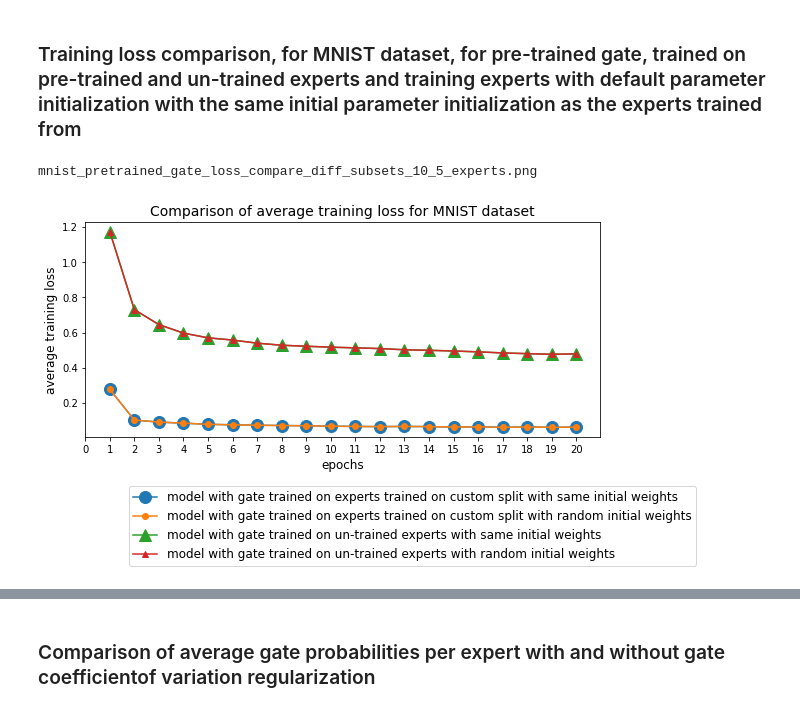
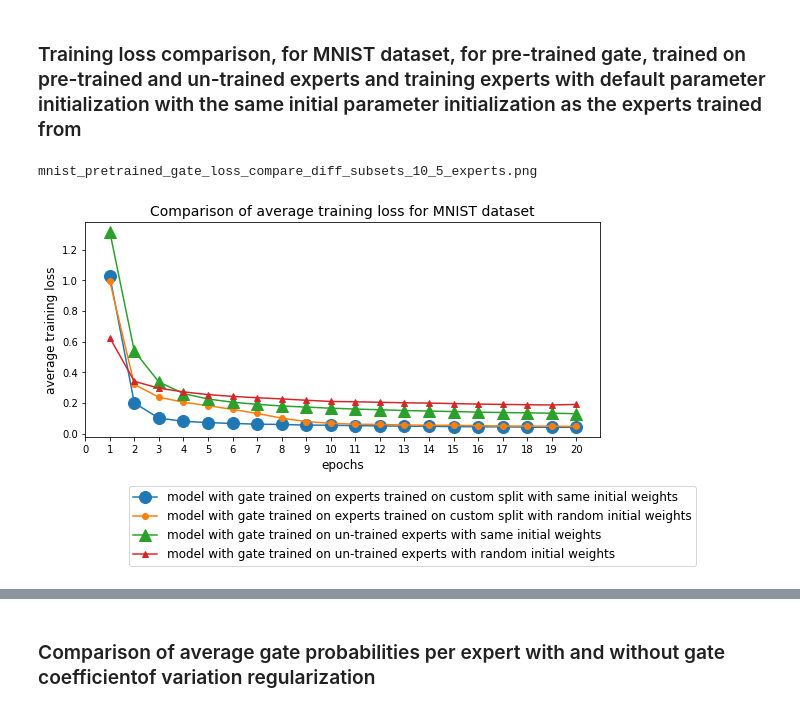
Before and after one commit to yamsgithub/modular_deep_learning, a Jupyter notebook: aaai_2022/notebooks/mnist_classification.ipynb, the cells around one changed output, grey strips where cells are left out. Drawn from its saved outputs; the diff is of its cells as text; code cells hidden in the pictures.

```diff
--- a/aaai_2022/notebooks/mnist_classification.ipynb
+++ b/aaai_2022/notebooks/mnist_classification.ipynb
@@ -662,7 +553,7 @@ num_epochs = 20
 # Pre-train experts on pre-defined splits
 for class_per_expert in classes_per_expert_list:
     print(class_per_expert)
-    expert_models, expert_models_copy = train_experts(masks=class_per_expert, total_experts=total_experts, num_classes_per_expert=[2]*total_experts,
+    expert_models, expert_models_copy = train_experts(masks=class_per_expert, total_experts=total_experts,
                                                       num_classes=num_classes, num_epochs=num_epochs, batch_size=batch_size,
                                                       trainset=trainset,testset=testset)
 # %% [output]
@@ -936,0 +851,2 @@ w_importance = 0.0
+# %%
+filename='mnist_results_10K.csv'
@@ -936,0 +918,4 @@ w_importance = 0.0
+# %%
+filename = 'mnist_final_results_10K_avg.csv'
+data = pd.read_csv(filename)
+data
@@ -1021,11 +1025,11 @@ model_4 = 'mnist_pretrained_gate_prechosen'
 
 m = model_4
 total_experts = 5
-plot_file = generate_plot_file(m, str(num_classes)+'_'+str(total_experts)+'_models.pt')
+plot_file = generate_plot_file(m, specific=str(num_classes)+'_'+str(total_experts)+'_models.pt')
 
 # Note: Here we are loading the pre-trained model from 'pre_trained_model_path. Change this to 'model_path' to load the
 # model you build above
-models_prechosen = torch.load(open(os.path.join(pre_trained_model_path, plot_file),'rb'), map_location=device)
+models_prechosen = torch.load(open(os.path.join(model_path, plot_file),'rb'), map_location=device)
 print('Model:', plot_file)
 
 for classes_per_expert, model in zip(classes_per_expert_list, models_prechosen):
@@ -1049,8 +1053,12 @@ for classes_per_expert, model in zip(classes_per_expert_list, models_prechosen):
             class_expert_table = np.asarray([[0] * num_classes]*total_experts)
             for label, expert in zip(labels, pred_gate_labels):
                 class_expert_table[expert,label] += 1
-            sns.heatmap(class_expert_table, yticklabels=['E'+str(i) for i in range(1,total_experts+1)], annot=True, cmap=cmap, fmt='d', ax=ax1)
-            image_file = generate_plot_file(m, 'class_expert_table_'+classes_per_expert_str(classes_per_expert)+'_'+str(num_classes)+'_'+str(total_experts)+'_experts.png')
+            sns.heatmap(class_expert_table, yticklabels=['E'+str(i) for i in range(1,total_experts+1)], annot=True, cmap=cmap, fmt='d', annot_kws={"size": 14}, ax=ax1)
+            ax1.set_xlabel('Classes', fontsize=16)
+            ax1.set_ylabel('Experts',fontsize=16)
+            ax1.set_xticklabels(ax1.get_xticklabels(), fontsize=16)
+            ax1.set_yticklabels(ax1.get_yticklabels(), fontsize=16)
+            image_file = generate_plot_file(m, specific='class_expert_table_'+classes_per_expert_str(classes_per_expert)+'_'+str(num_classes)+'_'+str(total_experts)+'_experts.png')
             plt.tight_layout()
             fig1.savefig(os.path.join(fig_path, image_file))
             plt.show()
@@ -1086,20 +1094,20 @@ model_5 = 'mnist_pretrained_gate_prechosen_same_wts'
 m1 = model_2
 m2 = model_5
 
-plot_file = generate_plot_file(m1, str(num_classes)+'_'+str(total_experts)+'_'+str(n_runs)+'_models.pt')
+plot_file = generate_plot_file(m1, specific=str(num_classes)+'_'+str(total_experts)+'_models.pt')
 
 # Note: Here we are loading the pre-trained model from 'pre_trained_model_path. Change this to 'model_path' to load the
 # model you build above
-models_scratch_10 = torch.load(open(os.path.join(pre_trained_model_path, plot_file),'rb'), map_location=device)
+models_scratch_10 = torch.load(open(os.path.join(model_path, plot_file),'rb'), map_location=device)
 history_scratch = np.asarray([model[m_key]['experts'][total_experts]['history']['loss'] for model in models_scratch_10])
 mean_loss_scratch_same_wts = np.mean(history_scratch, axis=0)
 
 history_prechosen = []
-plot_file = generate_plot_file(m2, str(num_classes)+'_'+str(total_experts)+'_models.pt')
+plot_file = generate_plot_file(m2, specific=str(num_classes)+'_'+str(total_experts)+'_models.pt')
 
 # Note: Here we are loading the pre-trained model from 'pre_trained_model_path. Change this to 'model_path' to load the
 # model you build above
-models_prechosen = torch.load(open(os.path.join(pre_trained_model_path, plot_file),'rb'), map_location=device)
+models_prechosen = torch.load(open(os.path.join(model_path, plot_file),'rb'), map_location=device)
 for classes_per_expert, model in zip(classes_per_expert_list, models_prechosen):
     history_prechosen.append(model[m_key]['experts'][total_experts]['history']['loss'])
 history_prechosen = np.asarray(history_prechosen)
@@ -1111,58 +1119,58 @@ model_6 = 'mnist_pretrained_gate_prechosen_rand_wts'
 
 m1 = model_3
 m2 = model_6
-plot_file = generate_plot_file(m1, str(num_classes)+'_'+str(total_experts)+'_'+str(n_runs)+'_models.pt')
+plot_file = generate_plot_file(m1, specific=str(num_classes)+'_'+str(total_experts)+'_models.pt')
 
 # Note: Here we are loading the pre-trained model from 'pre_trained_model_path. Change this to 'model_path' to load the
 # model you build above
-models_scratch_10 = torch.load(open(os.path.join(pre_trained_model_path, plot_file),'rb'), map_location=device)
+models_scratch_10 = torch.load(open(os.path.join(model_path, plot_file),'rb'), map_location=device)
 history_scratch = np.asarray([model[m_key]['experts'][total_experts]['history']['loss'] for model in models_scratch_10])
 mean_loss_scratch_rand_wts = np.mean(history_scratch, axis=0)
 
 history_prechosen = []
-plot_file = generate_plot_file(m2, str(num_classes)+'_'+str(total_experts)+'_models.pt')
+plot_file = generate_plot_file(m2, specific=str(num_classes)+'_'+str(total_experts)+'_models.pt')
 
 # Note: Here we are loading the pre-trained model from 'pre_trained_model_path. Change this to 'model_path' to load the
 # model you build above
-models_prechosen = torch.load(open(os.path.join(pre_trained_model_path, plot_file),'rb'), map_location=device)
+models_prechosen = torch.load(open(os.path.join(model_path, plot_file),'rb'), map_location=device)
 for classes_per_expert, model in zip(classes_per_expert_list, models_prechosen):
     history_prechosen.append(model[m_key]['experts'][total_experts]['history']['loss'])
 history_prechosen = np.asarray(history_prechosen)
 mean_loss_prechosen_rand_wts = np.mean(history_prechosen, axis=0)
 
 fig,ax = plt.subplots(1, 1, sharex=False, sharey=False, figsize=(8,4))
 
 legend_labels = ['model with gate trained on experts trained on custom split with same initial weights',
                  'model with gate trained on experts trained on custom split with random initial weights',
                  'model with gate trained on un-trained experts with same initial weights',
                  'model with gate trained on un-trained experts with random initial weights']
 ax.plot(range(1, 1+len(mean_loss_prechosen_same_wts)), mean_loss_prechosen_same_wts, marker='o', markersize=12)
-ax.plot(range(1, 1+len(mean_loss_prechosen_rand_wts)), mean_loss_prechosen_same_wts, marker='o')
-ax.plot(range(1, 1+len(mean_loss_scratch_same_wts)), mean_loss_scratch_rand_wts, marker='^', markersize=12)
+ax.plot(range(1, 1+len(mean_loss_prechosen_rand_wts)), mean_loss_prechosen_rand_wts, marker='o')
+ax.plot(range(1, 1+len(mean_loss_scratch_same_wts)), mean_loss_scratch_same_wts, marker='^', markersize=12)
 ax.plot(range(1, 1+len(mean_loss_scratch_rand_wts)), mean_loss_scratch_rand_wts, marker='^')
 
 legend = plt.legend(legend_labels, bbox_to_anchor=(1.2, -0.2), fontsize=12)
 legend.set_visible(False)
 
 ax.set_title('Comparison of average training loss for MNIST dataset', fontsize=14)
 ax.set_xlabel('epochs', fontsize=12)
 ax.set_xticks(range(len(mean_loss_scratch_rand_wts)+1))
 ax.set_ylabel('average training loss', fontsize=12)
 
 model = 'mnist_pretrained_gate'
-image_file = generate_plot_file(model, 'loss_compare_diff_subsets_'+str(num_classes)+'_'+str(total_experts)+'_experts.png')
+image_file = generate_plot_file(model, specific='loss_compare_diff_subsets_'+str(num_classes)+'_'+str(total_experts)+'_experts.png')
 plt.tight_layout()
 plt.savefig(os.path.join(fig_path, image_file))
 print(image_file)
 
 legend.set_visible(True)
-image_file = generate_plot_file(model, 'loss_compare_diff_subsets_legend_'+str(num_classes)+'_'+str(total_experts)+'_experts.png')
+image_file = generate_plot_file(model, specific='loss_compare_diff_subsets_legend_'+str(num_classes)+'_'+str(total_experts)+'_experts.png')
 image_file=os.path.join(fig_path, image_file)
 export_legend(legend, image_file)
 plt.show()
 # %% [output]
 mnist_pretrained_gate_loss_compare_diff_subsets_10_5_experts.png
-[figure, old version]
+[figure, new version]
 # %%
 def export_legend(legend, filename="legend.png"):
     fig  = legend.figure
```
Also changed, not shown: parts of 39 cells of this notebook.
